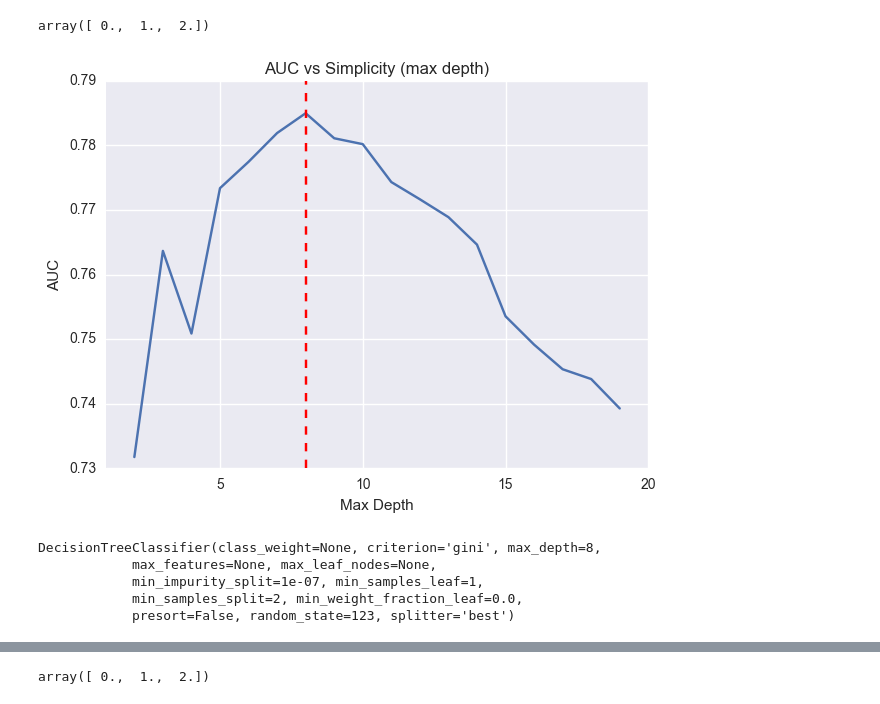
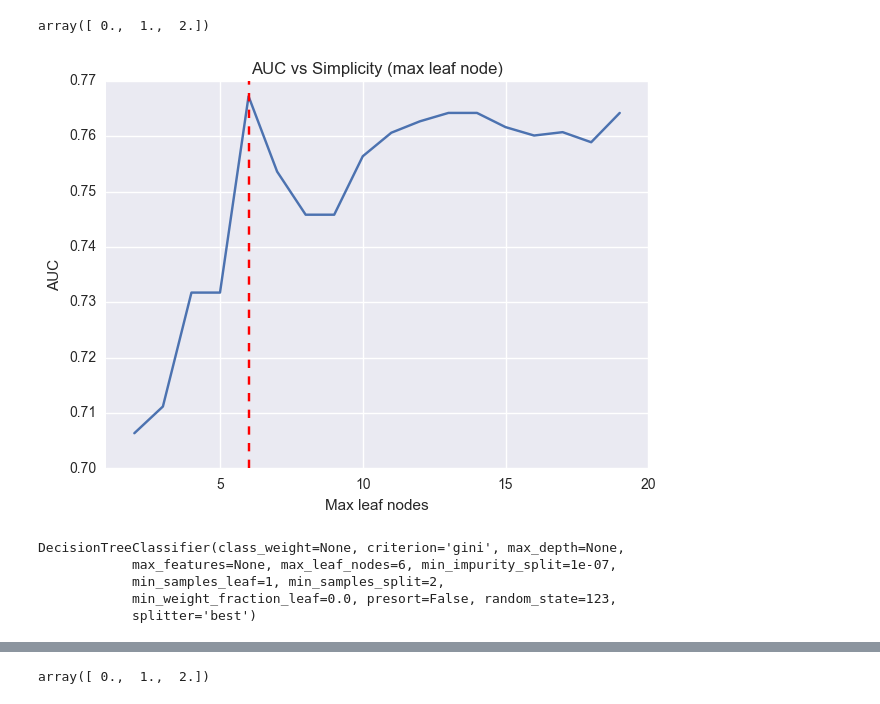
Before and after one commit to skulkarni2/Predicting_Poverty, a Jupyter notebook: Notebooks/Decision Tree 10 years.ipynb, the cells around one changed output, grey strips where cells are left out. Cells and saved outputs as stored; diff of their text form; code cells hidden in the pictures.

```diff
--- a/Notebooks/Decision Tree 10 years.ipynb
+++ b/Notebooks/Decision Tree 10 years.ipynb
@@ -136,0 +177,3 @@ data9 = puma_14[features]
+# %%
+rf1 = DTC(max_depth=6, random_state=123)
+rf1.fit(X_train, y_train)
@@ -136,0 +210,9 @@ data9 = puma_14[features]
+# %%
+X_train_simple = X_train.loc[:,['WorkersEquiv','SchoolLunch', 'FoodStamps','EducAttain',\
+                                'MOOP', 'HousingStatus', 'Housing', 'year']]
+X_test_simple = X_test.loc[:,['WorkersEquiv','SchoolLunch', 'FoodStamps','EducAttain',\
+                                'MOOP', 'HousingStatus', 'Housing', 'year']]
+# %%
+rf = DTC(max_depth=6) # Here of course we could remove this limit. But you could have a very
+                             #big graph for next question.
+rf.fit(X_train_simple, y_train)
@@ -151,30 +262,30 @@ X_train,X_test,y_train,y_test=train_test_split(X, Y_binary, test_size=0.3, rando
 # hype parameter explored is max_depth
 AUC=[]
 for i in range(2,20,1):
-    rf = DTC(max_depth=i, random_state=123)
+    rf = DTC(max_leaf_nodes=i, random_state=123)
     rf.fit(X_train, y_train)
     pred=rf.predict(X_test)
     AUC.append(rs(y_test.ravel(),pred.ravel()))
 # %%
 plt.figure(figsize=(7,5))
 plt.plot(range(2,20,1),AUC)
-plt.xlabel("Max Depth")
+plt.xlabel("Max leaf nodes")
 plt.ylabel("AUC")
-plt.title("AUC vs Simplicity (max depth)")
-plt.axvline(8,color='r',linestyle='--')
+plt.title("AUC vs Simplicity (max leaf node)")
+plt.axvline(6,color='r',linestyle='--')
 plt.xlim(1,20)
 plt.show()
 # %% [output]
-[figure, old version]
+[figure, new version]
 # %%
-rf1 = DTC(max_depth=8, random_state=123)
+rf1 = DTC(max_leaf_nodes=6, random_state=123)
 rf1.fit(X_train, y_train)
 # %% [output]
-DecisionTreeClassifier(class_weight=None, criterion='gini', max_depth=8,
-            max_features=None, max_leaf_nodes=None,
-            min_impurity_split=1e-07, min_samples_leaf=1,
-            min_samples_split=2, min_weight_fraction_leaf=0.0,
-            presort=False, random_state=123, splitter='best')
+DecisionTreeClassifier(class_weight=None, criterion='gini', max_depth=None,
+            max_features=None, max_leaf_nodes=6, min_impurity_split=1e-07,
+            min_samples_leaf=1, min_samples_split=2,
+            min_weight_fraction_leaf=0.0, presort=False, random_state=123,
+            splitter='best')
 # %%
 rf1.score(X_train,y_train)
 # %% [output]
```
Also changed, not shown: parts of 28 cells of this notebook.
